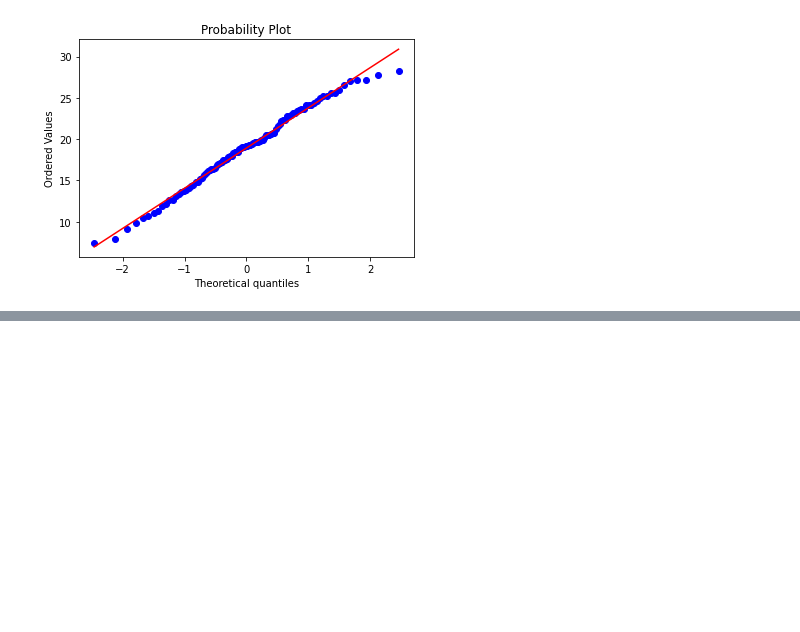
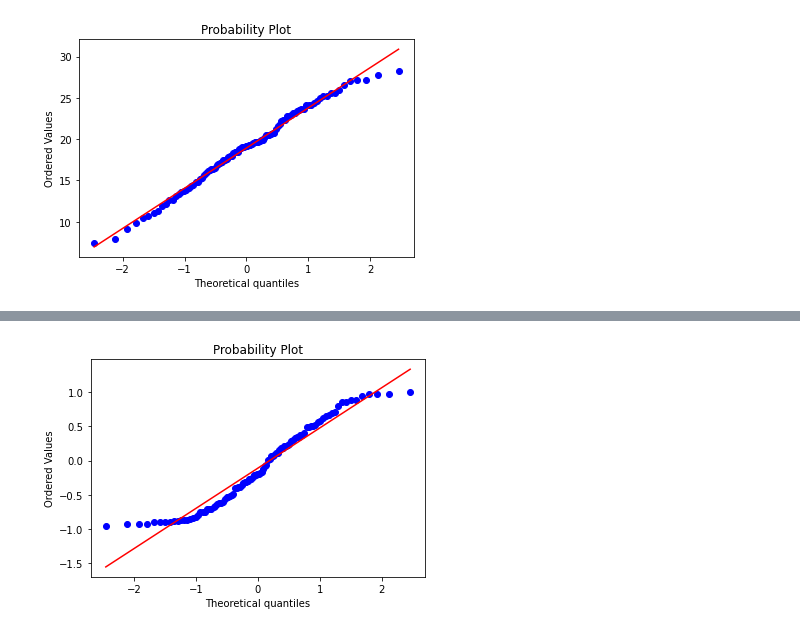
Before and after one commit to anandmukul1701/Data_Science, a Jupyter notebook: Applied AI/M2 - EDA & Data Vizualisation/Prob & Stats.ipynb, the cells around one changed output, grey strips where cells are left out. Saved outputs shown, nothing was run; the diff lists cells and outputs as text; code cells hidden in the pictures; blank space fills up the shorter version.

```diff
--- a/Applied AI/M2 - EDA & Data Vizualisation/Prob & Stats.ipynb
+++ b/Applied AI/M2 - EDA & Data Vizualisation/Prob & Stats.ipynb
@@ -40,0 +59,9 @@ pylab.show()
+# %%
+ # generate 100 samples from uniform dist
+measurements = np.random.uniform(low=-1, high=1, size=100)
+
+
+stats.probplot(measurements, dist='norm', plot=pylab)
+pylab.show()
+# %% [output]
+[figure, added]
```
Also changed, not shown: parts of 8 cells of this notebook.
